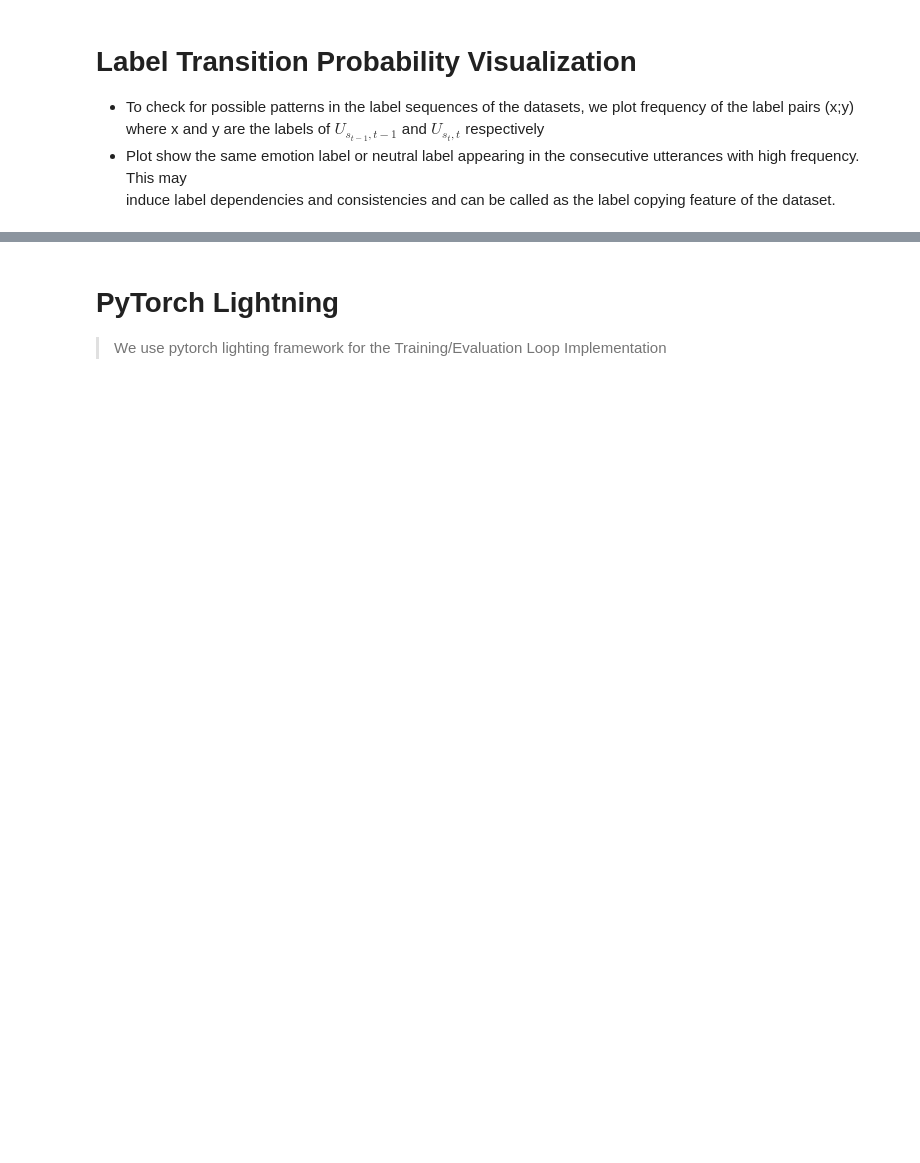
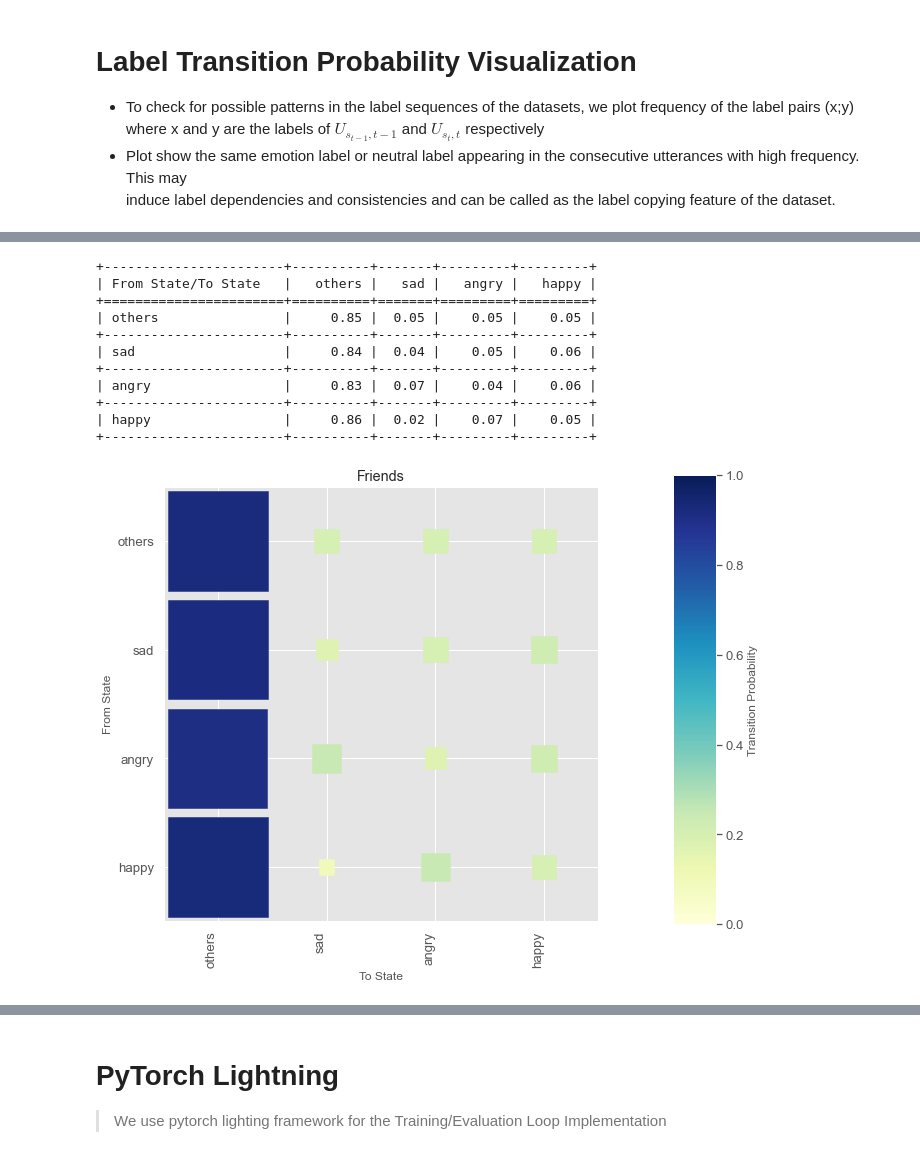
Before and after one commit to neeraj310/Master_Thesis_EA_In_ERC, a Jupyter notebook: playground/Semeval.ipynb, the cells around one changed output, grey strips where cells are left out. Cells and saved outputs as stored; diff of their text form; code cells hidden in the pictures; blank space fills up the shorter version.

```diff
--- a/playground/Semeval.ipynb
+++ b/playground/Semeval.ipynb
@@ -396,8 +446,17 @@ set(df_train.label)
 # %%
+data = [df_train['label'], df_val['label'], df_test['label']]
+columns=list(('Training', 'Validation', 'Test'))
+df_labels = pd.concat(data, axis=1, keys=columns)
+
 fig, ax =plt.subplots(1,3)
 fig.suptitle('Comparison of class distribution in Training vs Evaluation data sets', fontsize=16)
 fig.tight_layout()
-emotion_list = ['happy', 'sad', 'angry', 'others']
+if args.emoset == 'friends' or args.emoset == 'emotionpush':
+    emotion_list = ['neutral', 'sadness', 'anger', 'joy', 'non-neutral', 'disgust', 'fear', 'surprise' ]
+elif args.emoset == 'emorynlp':
+    emotion_list = ['neutral', 'sad', 'mad', 'joyful','peaceful', 'powerful', 'scared' ]
+else:
+    emotion_list = ['happy', 'sad', 'angry', 'others']
 chart = sns.countplot(x="Training",   data=df_labels, order = emotion_list, ax=ax[0])
 chart.set_xticklabels(chart.get_xticklabels(), rotation=45, horizontalalignment='right')
 chart = sns.countplot(x="Validation", data=df_labels, order = emotion_list, ax=ax[1])
@@ -483,3 +544,0 @@ print('99.9 percentile for Test Data {}'.format(np.percentile(np.asarray(d['Test
-# %%
-for i in range(50):
-    print('value = {}, value_Count = {}'.format(i,d['Test'].count(i) ))
@@ -595,0 +625,16 @@ df_wc.plot.bar(rot=0, title = 'Distribution of Utterance length per emotion clas
+# %%
+if not args.emoset == 'semeval':
+    fig, ax =plt.subplots(ncols=3)
+    fig.suptitle('Distribution of utterances per dialogue in Train and Evaluation Sets', fontsize=16)
+    fig.tight_layout()
+    ax[0].set_title('Training')
+    chart = sns.countplot(data=df_train, x='speaker', order=df_train.speaker.value_counts().index[0:10], ax = ax[0])
+    chart.set_xticklabels(chart.get_xticklabels(), rotation=45, horizontalalignment='right')
+
+    ax[1].set_title('Validation')
+    chart = sns.countplot(data=df_val, x='speaker', order=df_val.speaker.value_counts().index[0:10], ax = ax[1])
+    chart.set_xticklabels(chart.get_xticklabels(), rotation=45, horizontalalignment='right')
+
+    ax[2].set_title('Test')
+    chart =  sns.countplot(data=df_test, x='speaker', order=df_test.speaker.value_counts().index[0:10], ax = ax[2])
+    chart.set_xticklabels(chart.get_xticklabels(), rotation=45, horizontalalignment='right')
@@ -595,0 +884,8 @@ df_wc.plot.bar(rot=0, title = 'Distribution of Utterance length per emotion clas
+# %%
+'''
+nlp = spacy.load('en_core_web_sm')
+(df_train, df_val, df_test)  = load_df(args)
+df_train = text_preprocess(df_train)
+df_val = text_preprocess(df_val)
+df_test = text_preprocess(df_test)
+'''
@@ -673 +993,16 @@ VisualizeTransitionProb(df_train, emo_dict)
+# %%
+VisualizeTransitionProb(df_test, emo_dict)
+# %% [output]
++-----------------------+----------+-------+---------+---------+
+| From State/To State   |   others |   sad |   angry |   happy |
++=======================+==========+=======+=========+=========+
+| others                |     0.85 |  0.05 |    0.05 |    0.05 |
++-----------------------+----------+-------+---------+---------+
+| sad                   |     0.84 |  0.04 |    0.05 |    0.06 |
++-----------------------+----------+-------+---------+---------+
+| angry                 |     0.83 |  0.07 |    0.04 |    0.06 |
++-----------------------+----------+-------+---------+---------+
+| happy                 |     0.86 |  0.02 |    0.07 |    0.05 |
++-----------------------+----------+-------+---------+---------+
+[figure, added]
 # %% [markdown]
```
Also changed, not shown: parts of 69 cells of this notebook.
